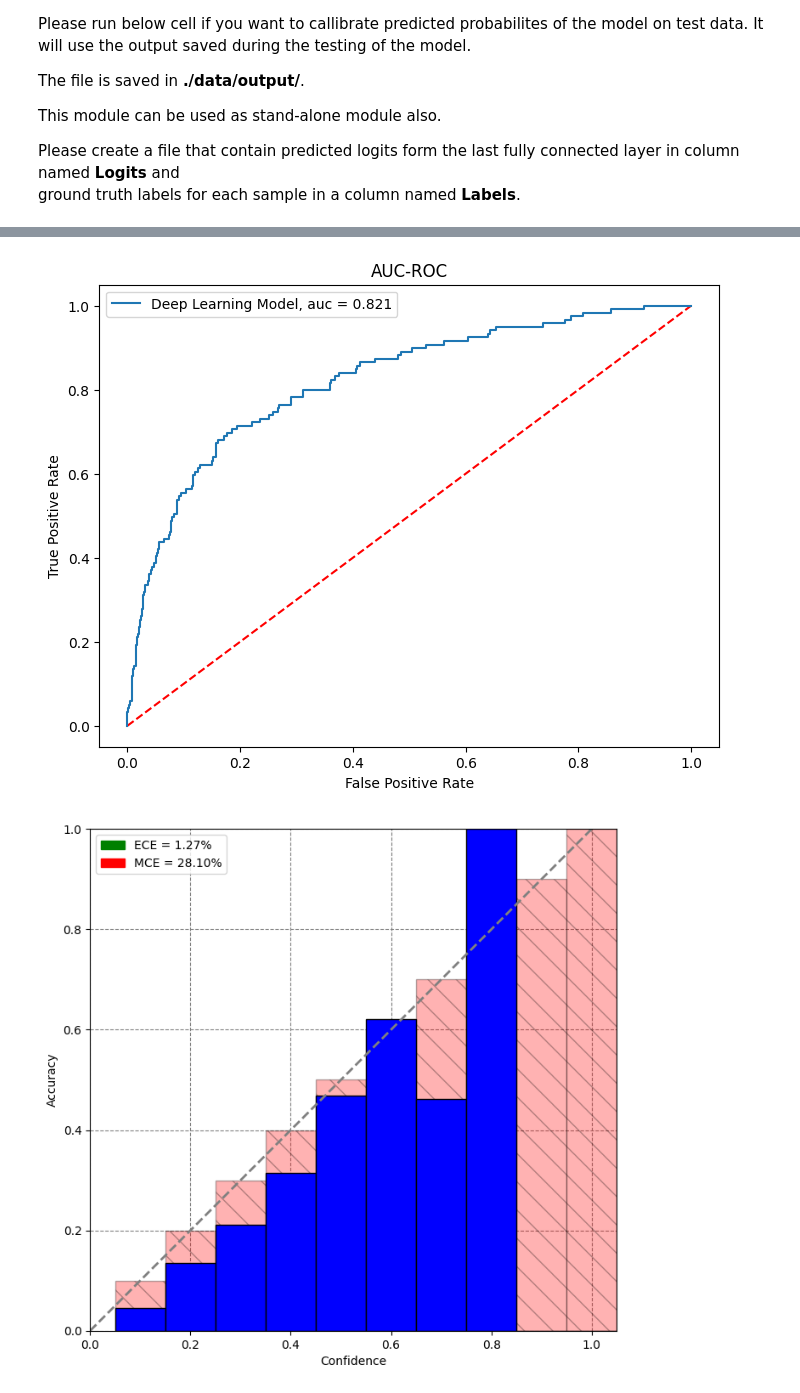
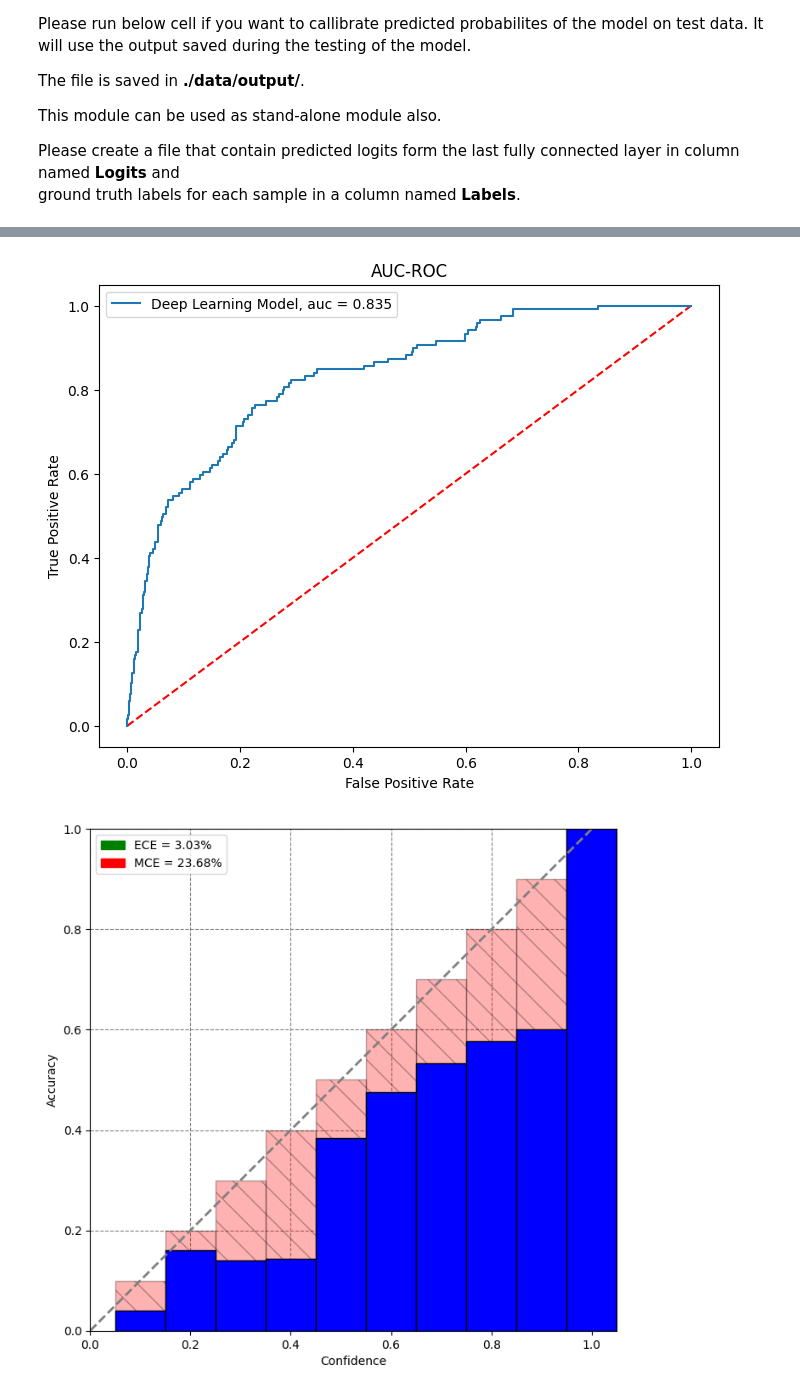
Before and after one commit to opent03/los-prediction, a Jupyter notebook: pipeline/mainPipeline_reload_data.ipynb, the cells around one changed output, grey strips where cells are left out. Saved outputs shown, nothing was run; the diff lists cells and outputs as text; code cells hidden in the pictures.

Commit message:
clean up results

```diff
--- a/pipeline/mainPipeline_reload_data.ipynb
+++ b/pipeline/mainPipeline_reload_data.ipynb
@@ -281,6 +286,6 @@ This module can be used as stand-alone module also.
 
 Please create a file that contain predicted logits form the last fully connected layer in column named **Logits** and <br>ground truth labels for each sample in a column named **Labels**.
 # %%
-callibrate_output.callibrate(inputFile='outputDict_DAB1',outputFile='callibratedResults')
+callibrate_output.callibrate(inputFile='outputDict_NODAB',outputFile='callibratedResults')
 # %% [output]
 BEFORE CALLIBRATION
@@ -305,2 +310,2 @@ MCE: 0.28
-[figure, old version]
+[figure, new version]
-[figure, old version]
+[figure, new version]
```
Also changed, not shown: parts of 5 cells of this notebook, 5 other files.
